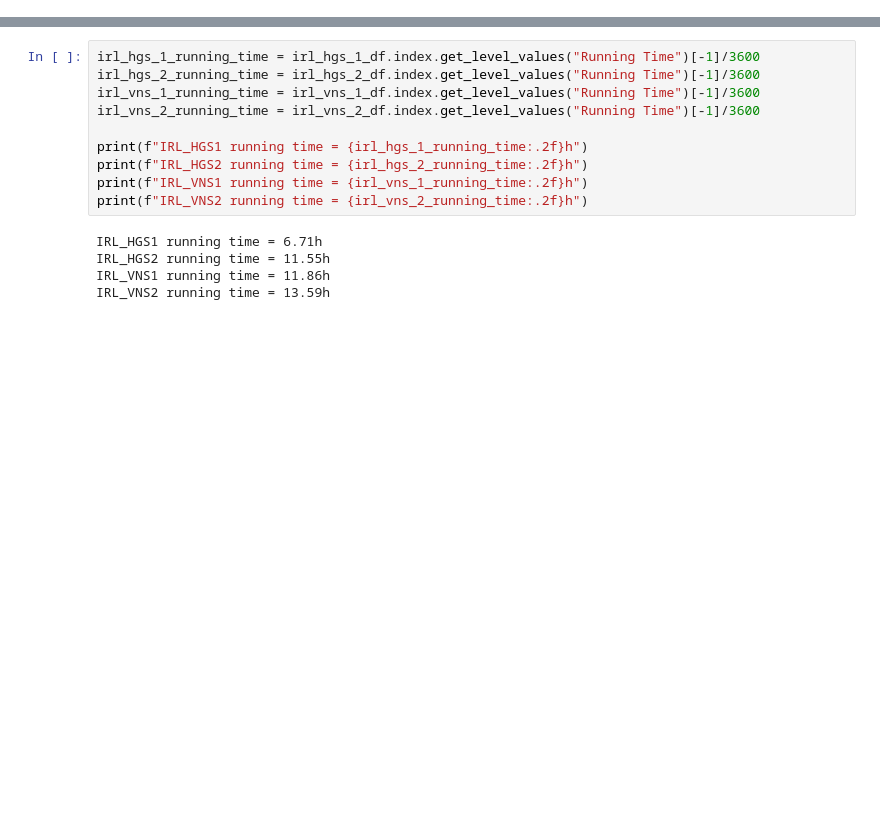
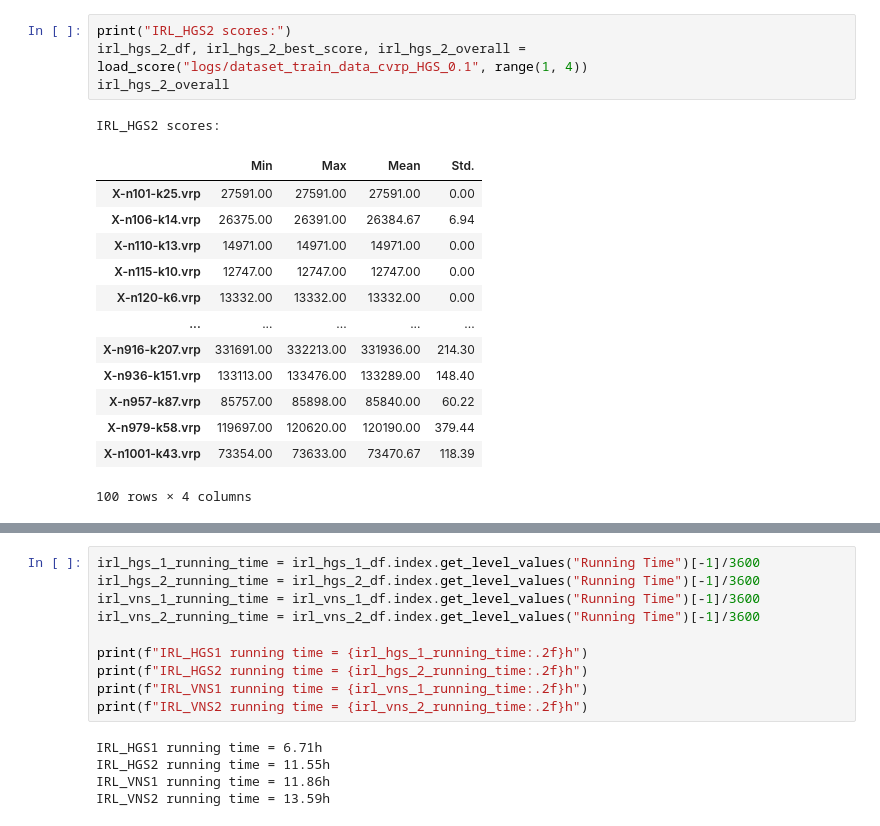
Before and after one commit to vietbtx/VRPpp, a Jupyter notebook: experiments_CVRP.ipynb, the cells around one changed output, grey strips where cells are left out. Drawn from its saved outputs; the diff is of its cells as text; blank space fills up the shorter version.

```diff
--- a/experiments_CVRP.ipynb
+++ b/experiments_CVRP.ipynb
@@ -6,0 +66,19 @@ from vns_baselines import VNS_CVRP_KEYS
+# %%
+print("IRL_HGS2 scores:")
+irl_hgs_2_df, irl_hgs_2_best_score, irl_hgs_2_overall = load_score("logs/dataset_train_data_cvrp_HGS_0.1", range(1, 4))
+irl_hgs_2_overall
+# %% [output]
+IRL_HGS2 scores:
+|  | Min | Max | Mean | Std. |
+| X-n101-k25.vrp | 27591.00 | 27591.00 | 27591.00 | 0.00 |
+| X-n106-k14.vrp | 26375.00 | 26391.00 | 26384.67 | 6.94 |
+| X-n110-k13.vrp | 14971.00 | 14971.00 | 14971.00 | 0.00 |
+| X-n115-k10.vrp | 12747.00 | 12747.00 | 12747.00 | 0.00 |
+| X-n120-k6.vrp | 13332.00 | 13332.00 | 13332.00 | 0.00 |
+| ... | ... | ... | ... | ... |
+| X-n916-k207.vrp | 331691.00 | 332213.00 | 331936.00 | 214.30 |
+| X-n936-k151.vrp | 133113.00 | 133476.00 | 133289.00 | 148.40 |
+| X-n957-k87.vrp | 85757.00 | 85898.00 | 85840.00 | 60.22 |
+| X-n979-k58.vrp | 119697.00 | 120620.00 | 120190.00 | 379.44 |
+| X-n1001-k43.vrp | 73354.00 | 73633.00 | 73470.67 | 118.39 |
+100 rows × 4 columns
```
Also changed, not shown: parts of 17 cells of this notebook, 5 other files.
